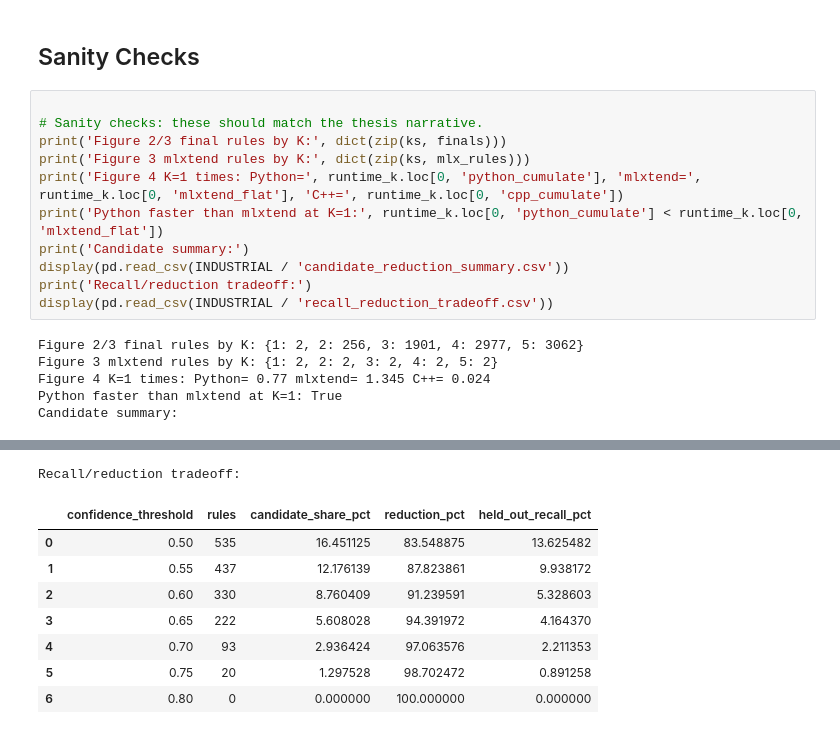
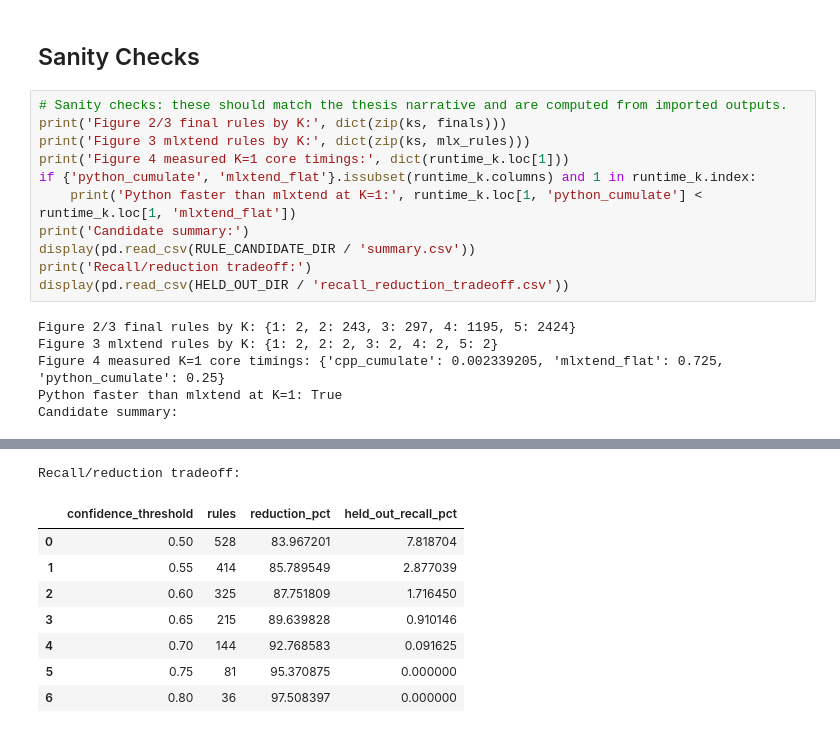
Before and after one commit to Andersweber/In-Memory-Association-Rule-Mining-with-Hierarchical-Taxonomies, a Jupyter notebook: notebooks/benchmark_thesis_walkthrough.ipynb, the cells around one changed output, grey strips where cells are left out. Drawn from its saved outputs; the diff is of its cells as text.

```diff
--- a/notebooks/benchmark_thesis_walkthrough.ipynb
+++ b/notebooks/benchmark_thesis_walkthrough.ipynb
@@ -440,19 +660,19 @@ for n, filename in [
 # %% [markdown]
 ## Sanity Checks
 # %%
-
-# Sanity checks: these should match the thesis narrative.
+# Sanity checks: these should match the thesis narrative and are computed from imported outputs.
 print('Figure 2/3 final rules by K:', dict(zip(ks, finals)))
 print('Figure 3 mlxtend rules by K:', dict(zip(ks, mlx_rules)))
-print('Figure 4 K=1 times: Python=', runtime_k.loc[0, 'python_cumulate'], 'mlxtend=', runtime_k.loc[0, 'mlxtend_flat'], 'C++=', runtime_k.loc[0, 'cpp_cumulate'])
-print('Python faster than mlxtend at K=1:', runtime_k.loc[0, 'python_cumulate'] < runtime_k.loc[0, 'mlxtend_flat'])
+print('Figure 4 measured K=1 core timings:', dict(runtime_k.loc[1]))
+if {'python_cumulate', 'mlxtend_flat'}.issubset(runtime_k.columns) and 1 in runtime_k.index:
+    print('Python faster than mlxtend at K=1:', runtime_k.loc[1, 'python_cumulate'] < runtime_k.loc[1, 'mlxtend_flat'])
 print('Candidate summary:')
-display(pd.read_csv(INDUSTRIAL / 'candidate_reduction_summary.csv'))
+display(pd.read_csv(RULE_CANDIDATE_DIR / 'summary.csv'))
 print('Recall/reduction tradeoff:')
-display(pd.read_csv(INDUSTRIAL / 'recall_reduction_tradeoff.csv'))
+display(pd.read_csv(HELD_OUT_DIR / 'recall_reduction_tradeoff.csv'))
 # %% [output]
-Figure 2/3 final rules by K: {1: 2, 2: 256, 3: 1901, 4: 2977, 5: 3062}
+Figure 2/3 final rules by K: {1: 2, 2: 243, 3: 297, 4: 1195, 5: 2424}
 Figure 3 mlxtend rules by K: {1: 2, 2: 2, 3: 2, 4: 2, 5: 2}
-Figure 4 K=1 times: Python= 0.77 mlxtend= 1.345 C++= 0.024
+Figure 4 measured K=1 core timings: {'cpp_cumulate': 0.002339205, 'mlxtend_flat': 0.725, 'python_cumulate': 0.25}
 Python faster than mlxtend at K=1: True
 Candidate summary:
@@ -461,9 +681,9 @@ Candidate summary:
 Recall/reduction tradeoff:
-|  | confidence_threshold | rules | candidate_share_pct | reduction_pct | held_out_recall_pct |
-| 0 | 0.50 | 535 | 16.451125 | 83.548875 | 13.625482 |
-| 1 | 0.55 | 437 | 12.176139 | 87.823861 | 9.938172 |
-| 2 | 0.60 | 330 | 8.760409 | 91.239591 | 5.328603 |
-| 3 | 0.65 | 222 | 5.608028 | 94.391972 | 4.164370 |
-| 4 | 0.70 | 93 | 2.936424 | 97.063576 | 2.211353 |
-| 5 | 0.75 | 20 | 1.297528 | 98.702472 | 0.891258 |
-| 6 | 0.80 | 0 | 0.000000 | 100.000000 | 0.000000 |
+|  | confidence_threshold | rules | reduction_pct | held_out_recall_pct |
+| 0 | 0.50 | 528 | 83.967201 | 7.818704 |
+| 1 | 0.55 | 414 | 85.789549 | 2.877039 |
+| 2 | 0.60 | 325 | 87.751809 | 1.716450 |
+| 3 | 0.65 | 215 | 89.639828 | 0.910146 |
+| 4 | 0.70 | 144 | 92.768583 | 0.091625 |
+| 5 | 0.75 | 81 | 95.370875 | 0.000000 |
+| 6 | 0.80 | 36 | 97.508397 | 0.000000 |
```
Also changed, not shown: parts of 11 cells of this notebook.
